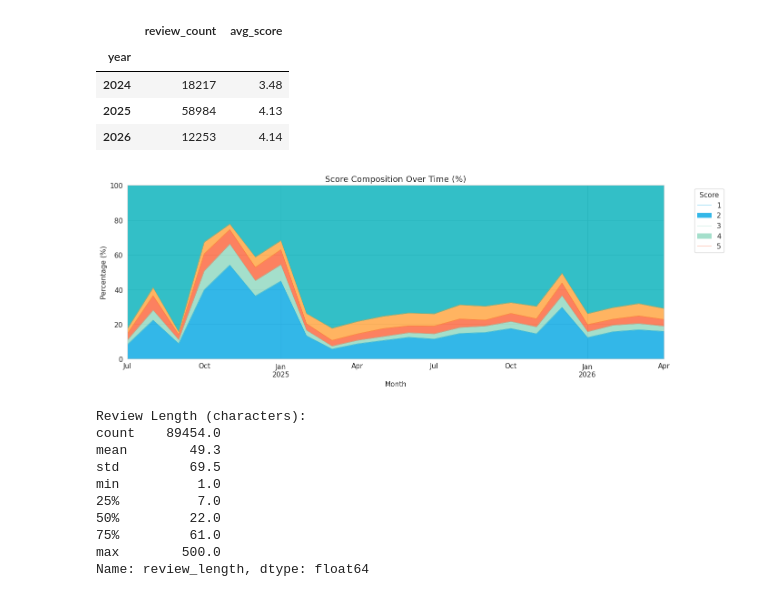
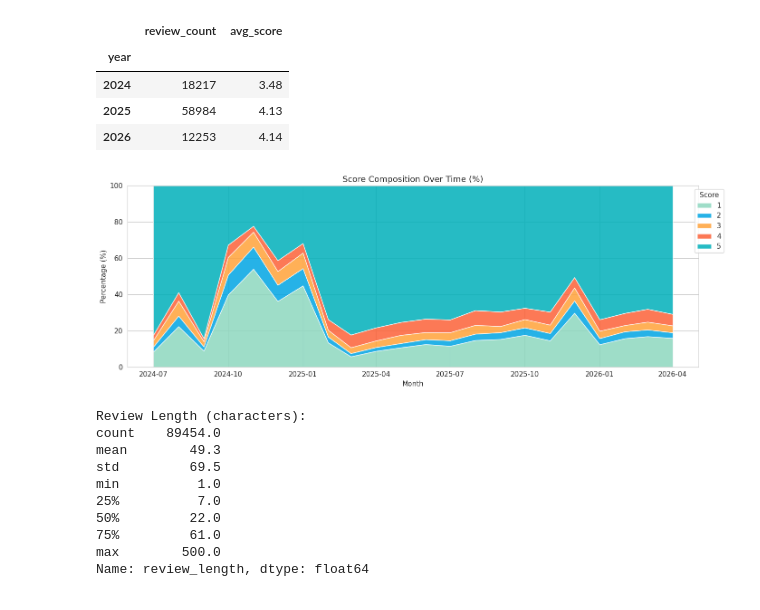
Before and after one commit to astridmeilendra/WondrByBNI-SentimenAnalysis, a Jupyter notebook: Week 2 & Week 3 / Week_3_WondrbyBNI_Review_Exploratory_Data_Analysis_(EDA).ipynb, the cells around one changed output. Drawn from its saved outputs; the diff is of its cells as text; code cells hidden in the pictures.

```diff
--- a/Week 2 & Week 3 / Week_3_WondrbyBNI_Review_Exploratory_Data_Analysis_(EDA).ipynb
+++ b/Week 2 & Week 3 / Week_3_WondrbyBNI_Review_Exploratory_Data_Analysis_(EDA).ipynb
@@ -289,21 +305,41 @@ Yearly Summary:
 | 2025 | 58984 | 4.13 |
 | 2026 | 12253 | 4.14 |
 # %%
+import matplotlib.pyplot as plt
+
+# Hitung data bulanan
 monthly_scores = df.groupby(['month', 'score']).size().unstack(fill_value=0)
 monthly_scores.index = monthly_scores.index.to_timestamp()
+
+# Persentase
 monthly_pct = monthly_scores.div(monthly_scores.sum(axis=1), axis=0) * 100
 
+# Warna (biar konsisten & lebih enak dilihat)
+colors = ['#8DD7BF', '#00A5E3', '#FFA23A', '#FC6238', '#00B0BA']
+
+# Plot
 fig, ax = plt.subplots(figsize=(14, 5))
-monthly_pct.plot.area(ax=ax, color=colors, alpha=0.8, linewidth=0.5)
+
+ax.stackplot(
+    monthly_pct.index,
+    monthly_pct.T,   # transpose biar sesuai format stackplot
+    colors=colors,
+    alpha=0.85
+)
+
+# Styling
 ax.set_ylabel('Percentage (%)')
 ax.set_xlabel('Month')
 ax.set_title('Score Composition Over Time (%)')
-ax.legend(title='Score', labels=['1','2','3','4','5'], bbox_to_anchor=(1.05, 1))
 ax.set_ylim(0, 100)
+
+# Legend manual (biar jelas)
+ax.legend(['1', '2', '3', '4', '5'], title='Score', bbox_to_anchor=(1.05, 1))
+
 plt.tight_layout()
 plt.show()
 # %% [output]
-[figure, old version]
+[figure, new version]
 # %%
 df['review_length'] = df['content'].astype(str).str.len()
 df['word_count'] = df['content'].astype(str).str.split().str.len()
```
Also changed, not shown: parts of 4 cells of this notebook.
